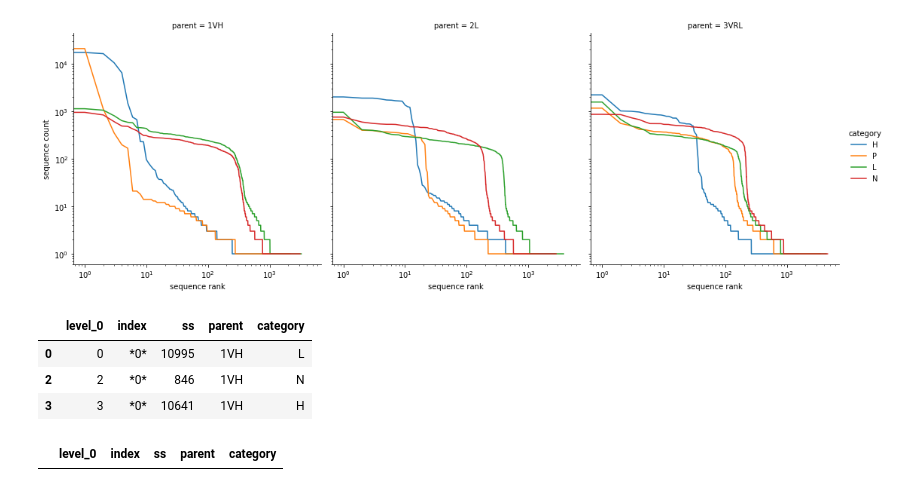
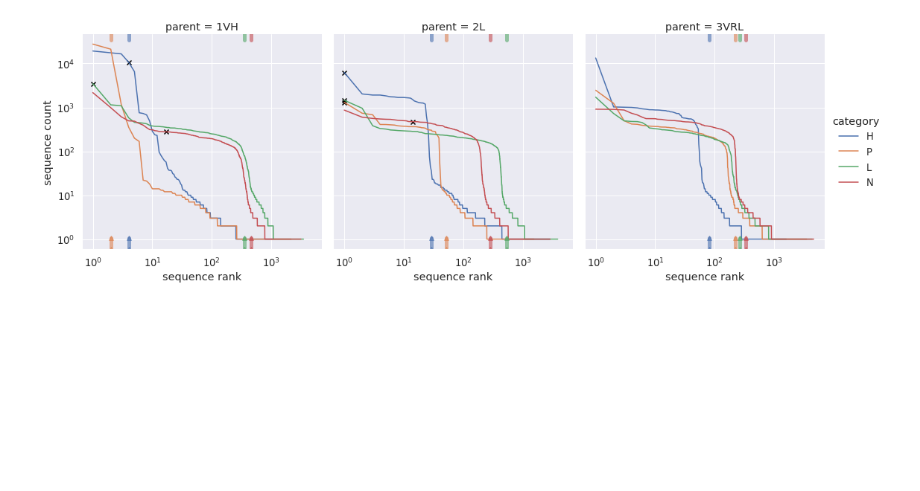
Before and after one commit to RomeroLab/sadx-latent-function, a Jupyter notebook: projects/Biochemical_Ordinal/scripts/nb_preprocess_bam_Oct22.ipynb, the cells around one changed output. Saved outputs shown, nothing was run; the diff lists cells and outputs as text; code cells hidden in the pictures; blank space fills up the shorter version.

```diff
--- a/projects/Biochemical_Ordinal/scripts/nb_preprocess_bam_Oct22.ipynb
+++ b/projects/Biochemical_Ordinal/scripts/nb_preprocess_bam_Oct22.ipynb
@@ -55,7 +69,8 @@ for filename in data_dir.glob("*.tsv"):
 # %%
 def add_parent_and_category(barcode, vcs):
-    x = vcs.reset_index() # move sequence into columns
-    x = x.reset_index() # move sequence ranking into columns
+    #x = vcs.reset_index() # move sequence into columns
+    x = vcs
+    x["seq_rank"] = x.index + 1
     x["parent"] = samples.loc[barcode].parent
     x["category"] = samples.loc[barcode].category
     return x
@@ -105,0 +123,3 @@ top_3_seqs.sort_values(by=["parent", "category"])
+# %%
+samples_placed_df = samples[["parent", "category", "samples_placed"]]
+samples_placed_df
@@ -105,0 +141,5 @@ top_3_seqs.sort_values(by=["parent", "category"])
+# %%
+# find the colors for H,P,L,N
+pal = sns.color_palette()
+color_d = {x:y for  x, y in zip("HPLN", pal)}
+pal
@@ -105,0 +157,3 @@ top_3_seqs.sort_values(by=["parent", "category"])
+# %%
+parent_locations_df = all_seqs[all_seqs["ss_dna"] == "*0*"]
+parent_locations_df
@@ -106,19 +169,25 @@ top_3_seqs.sort_values(by=["parent", "category"])
 # %%
-g = sns.relplot(data=all_seqs, x="level_0", y="ss",
+g = sns.relplot(data=all_seqs, x="seq_rank", y="dna_count",
                 col="parent", hue="category", kind="line")
 g.set(xscale="log", yscale="log",
-      xlabel="sequence rank", ylabel="sequence count")
+       xlabel="sequence rank", ylabel="sequence count")
+
+for parent, ax in g.axes_dict.items():
+    samples_parent = samples_placed_df[samples_placed_df.parent == parent]
+    for idx, row in samples_parent.iterrows():
+        category = row.category
+        #print(row.category, row.samples_placed)
+        parent_locs = parent_locations_df[
+                        (parent_locations_df.parent == parent) &
+                        (parent_locations_df.category == category)]
+        if len(parent_locs):
+            ax.scatter(parent_locs["seq_rank"], parent_locs["dna_count"],
+                       marker="x", color="black")
+        ax.axvline(row.samples_placed, ymax=0.05, lw=5, alpha=0.6, marker="^",
+                   color=color_d[category])
+        ax.axvline(row.samples_placed, ymin=0.975, lw=5, alpha=0.6,
+                   color=color_d[category])
+g.savefig(figs_dir / "dna_sequences_recovered.png", dpi=300)
 pass
 # %% [output]
-[figure, old version]
+[figure, new version]
-# %%
-all_seqs[all_seqs["index"] == "*0*"]
-# %% [output]
-|  | level_0 | index | ss | parent | category |
-| 0 | 0 | *0* | 10995 | 1VH | L |
-| 2 | 2 | *0* | 846 | 1VH | N |
-| 3 | 3 | *0* | 10641 | 1VH | H |
-# %%
-all_seqs[all_seqs["index"] == "I71V,R172H"]
-# %% [output]
-|  | level_0 | index | ss | parent | category |
```
Also changed, not shown: parts of 12 cells of this notebook, 8 other files.
